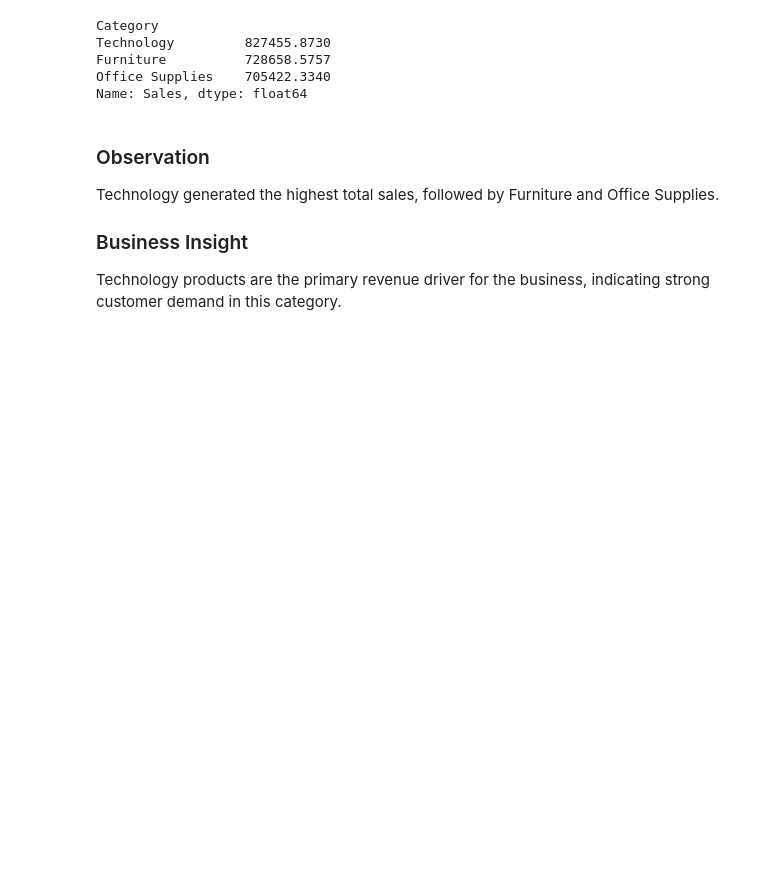
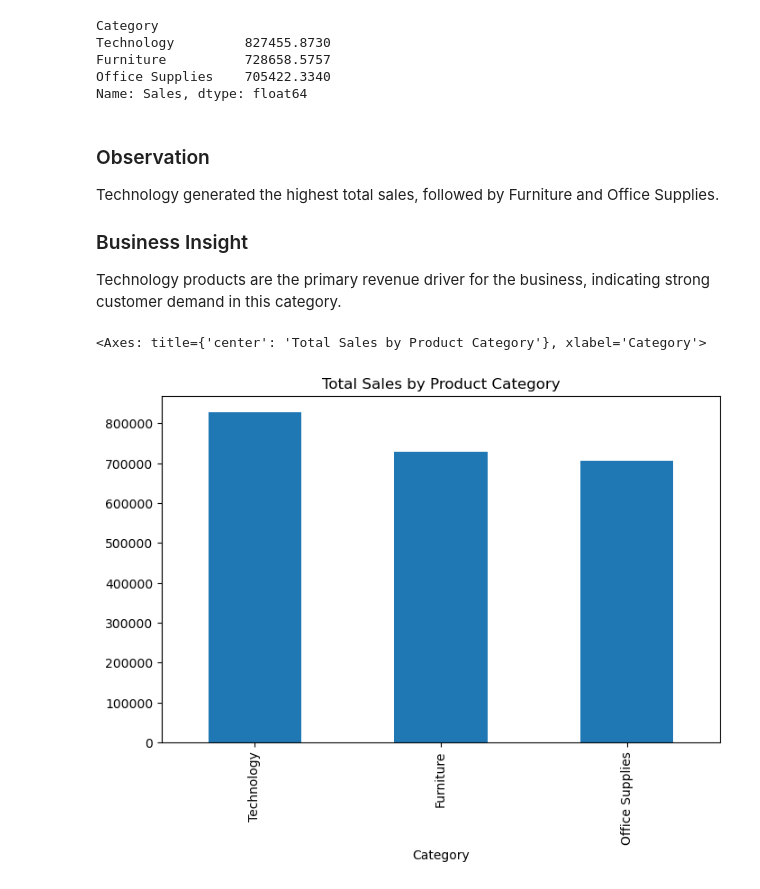
Before and after one commit to rominashamsi/Sales-Data-Analysis, a Jupyter notebook: Notebooks/analysis.ipynb, the cells around one changed output. Drawn from its saved outputs; the diff is of its cells as text; code cells hidden in the pictures; blank space fills up the shorter version.

```diff
--- a/Notebooks/analysis.ipynb
+++ b/Notebooks/analysis.ipynb
@@ -349,3 +349,12 @@ Technology generated the highest total sales, followed by Furniture and Office S
 ### Business Insight
 
 Technology products are the primary revenue driver for the business, indicating strong customer demand in this category.
+# %%
+category_sales.plot(
+    kind="bar",
+    figsize=(8, 5),
+    title="Total Sales by Product Category"
+)
+# %% [output]
+<Axes: title={'center': 'Total Sales by Product Category'}, xlabel='Category'>
+[figure, added]
```
